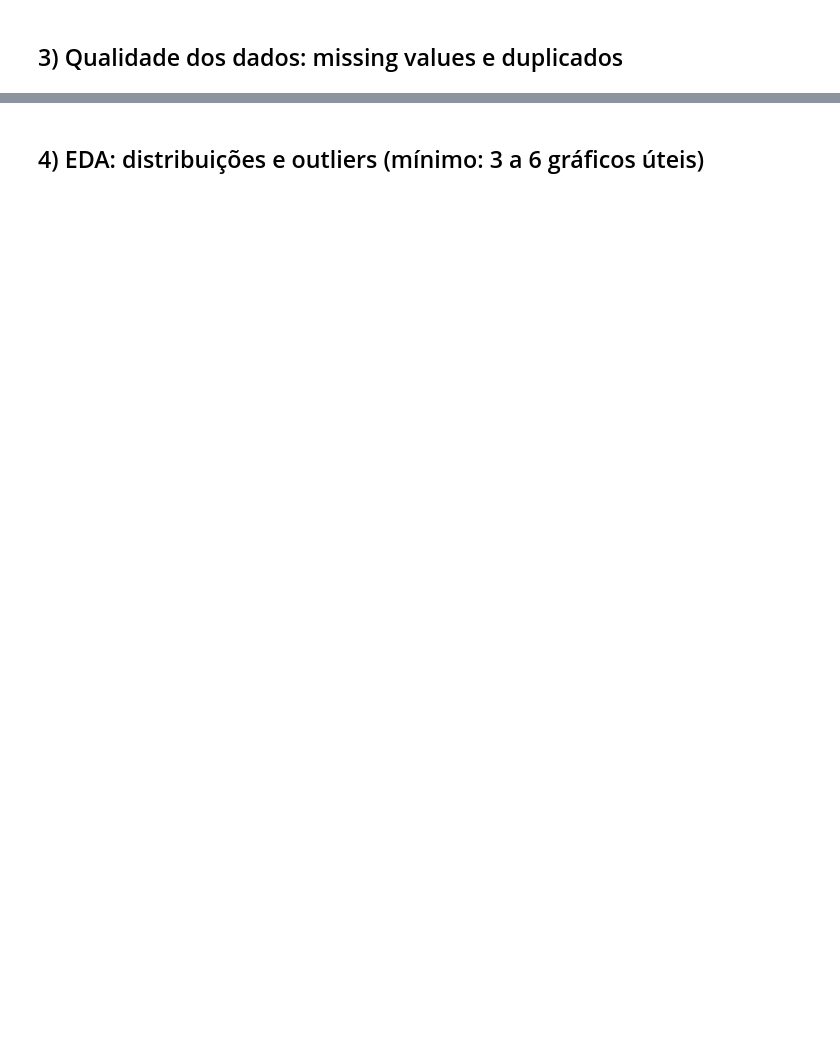
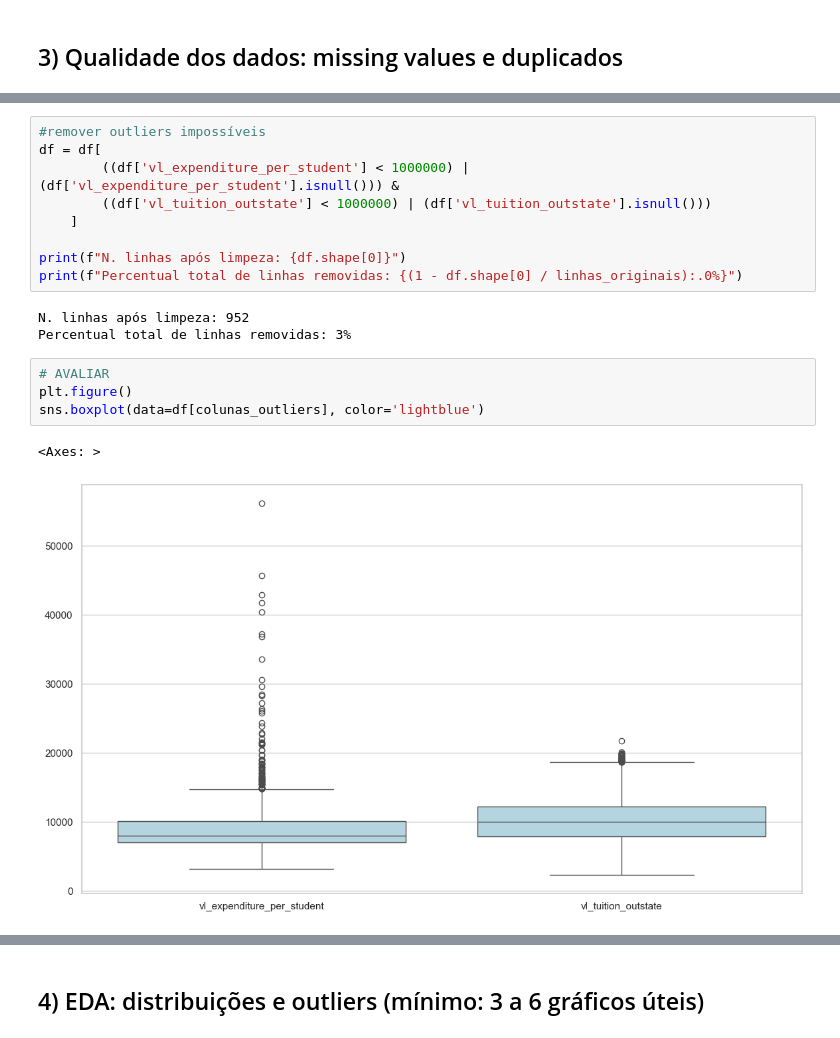
Before and after one commit to obimelo/Curso-MachineLearning-FCUP, a Jupyter notebook: Projeto/esqueleto.ipynb, the cells around one changed output, grey strips where cells are left out. Saved outputs shown, nothing was run; the diff lists cells and outputs as text; blank space fills up the shorter version.

```diff
--- a/Projeto/esqueleto.ipynb
+++ b/Projeto/esqueleto.ipynb
@@ -72,0 +392,19 @@ display(df.describe())
+# %%
+#remover outliers impossíveis
+df = df[
+        ((df['vl_expenditure_per_student'] < 1000000) | (df['vl_expenditure_per_student'].isnull())) &
+        ((df['vl_tuition_outstate'] < 1000000) | (df['vl_tuition_outstate'].isnull()))
+    ]
+
+print(f"N. linhas após limpeza: {df.shape[0]}")
+print(f"Percentual total de linhas removidas: {(1 - df.shape[0] / linhas_originais):.0%}")
+# %% [output]
+N. linhas após limpeza: 952
+Percentual total de linhas removidas: 3%
+# %%
+# AVALIAR
+plt.figure()
+sns.boxplot(data=df[colunas_outliers], color='lightblue')
+# %% [output]
+<Axes: >
+[figure, added]
```
Also changed, not shown: parts of 42 cells of this notebook, 7 other files.
